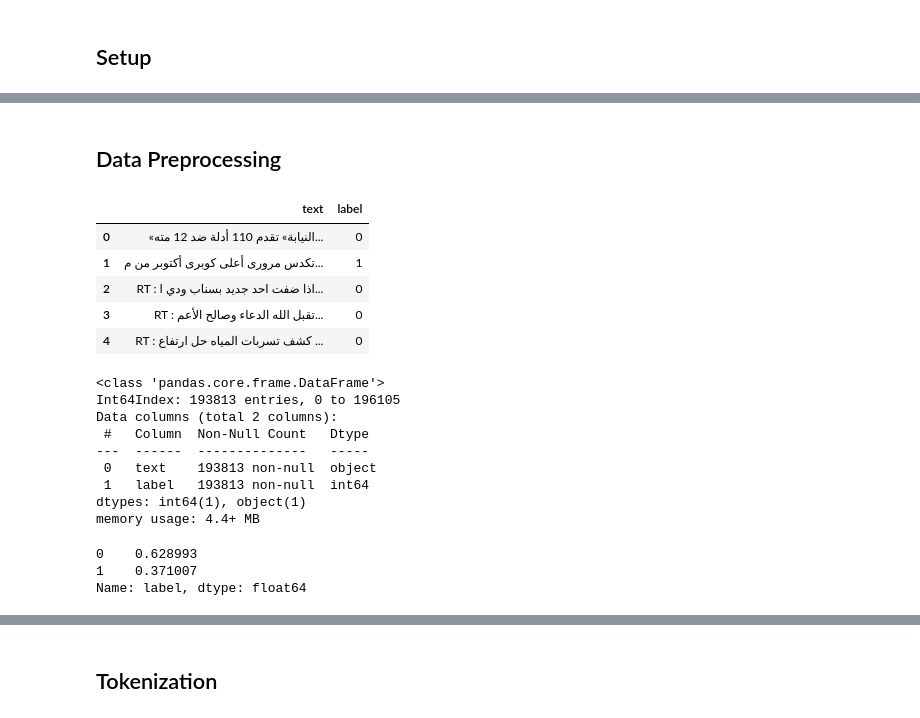
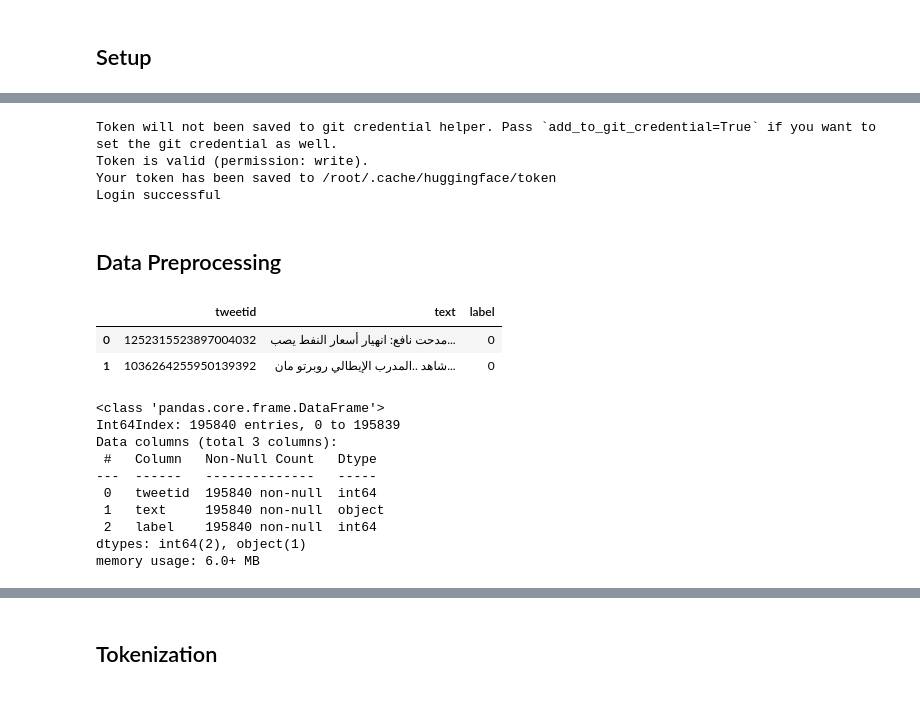
Before and after one commit to iSemantics-ai/Arabic-Propaganda-Detection, a Jupyter notebook: notebooks/weakly_supervised_learning.ipynb, the cells around one changed output, grey strips where cells are left out. Drawn from its saved outputs; the diff is of its cells as text; code cells hidden in the pictures.

```diff
--- a/notebooks/weakly_supervised_learning.ipynb
+++ b/notebooks/weakly_supervised_learning.ipynb
@@ -36,0 +35,23 @@ pd.set_option("display.max_colwidth", None)
+# %%
+# project name for wandb.ai
+project_name = "Arabic-Weakly-Supervised-Propaganda-Detection"
+run_name = "apl-nce-1.0-mae-1.0"
+
+# defining data paths
+# snorkel_data_path = "../data/processed/train.json"
+# lf_dev_data_path = "../data/processed/lf_dev.json"
+# test_data_path = "../data/processed/test_data.json"
+# access_tokens_path = "../data/access_tokens.json"
+
+# defining data paths
+snorkel_data_path = "./train.json"
+lf_dev_data_path = "./lf_dev.json"
+test_data_path = "./test_data.json"
+access_tokens_path = "./access_tokens.json"
+
+# defining model names
+seed = 42
+model_ckpt = "UBC-NLP/MARBERT"
+model_name = "marbert-weakly-supervised-arabic-propaganda"
+model_path = f"./models/{model_name}"
+# model_path = f"../models/{model_name}"
@@ -37,30 +61,29 @@ pd.set_option("display.max_colwidth", None)
+# %%
+login(access_tokens["huggingface"]["write_token"])
+# %% [output]
+Token will not been saved to git credential helper. Pass `add_to_git_credential=True` if you want to set the git credential as well.
+Token is valid (permission: write).
+Your token has been saved to /root/.cache/huggingface/token
+Login successful
 # %% [markdown]
 ## Data Preprocessing
-# %%
-train = pd.read_json("../data/processed/train.json").drop(columns=['tweetid'])
-train.head()
-# %% [output]
-|  | text | label |
-| 0 | «النيابة» تقدم 110 أدلة ضد 12 مته... | 0 |
-| 1 | تكدس مرورى أعلى كوبرى أكتوبر من م... | 1 |
-| 2 | RT : اذا ضفت احد جديد بسناب ودي ا... | 0 |
-| 3 | RT : تقبل الله الدعاء وصالح الأعم... | 0 |
-| 4 | RT : كشف تسربات المياه حل ارتفاع ... | 0 |
+# %%
+data = pd.read_json(snorkel_data_path)
+data.head(2)
+# %% [output]
+|  | tweetid | text | label |
+| 0 | 1252315523897004032 | مدحت نافع: انهيار أسعار النفط يصب... | 0 |
+| 1 | 1036264255950139392 | شاهد ..المدرب الإيطالي روبرتو مان... | 0 |
 # %%
-train.info()
+data.info()
 # %% [output]
 <class 'pandas.core.frame.DataFrame'>
-Int64Index: 193813 entries, 0 to 196105
-Data columns (total 2 columns):
- #   Column  Non-Null Count   Dtype
----  ------  --------------   -----
- 0   text    193813 non-null  object
- 1   label   193813 non-null  int64
-dtypes: int64(1), object(1)
-memory usage: 4.4+ MB
+Int64Index: 195840 entries, 0 to 195839
+Data columns (total 3 columns):
+ #   Column   Non-Null Count   Dtype
+---  ------   --------------   -----
+ 0   tweetid  195840 non-null  int64
+ 1   text     195840 non-null  object
+ 2   label    195840 non-null  int64
+dtypes: int64(2), object(1)
+memory usage: 6.0+ MB
-# %%
-train.label.value_counts(normalize=True)
-# %% [output]
-0    0.628993
-1    0.371007
-Name: label, dtype: float64
```
Also changed, not shown: parts of 74 cells of this notebook.
